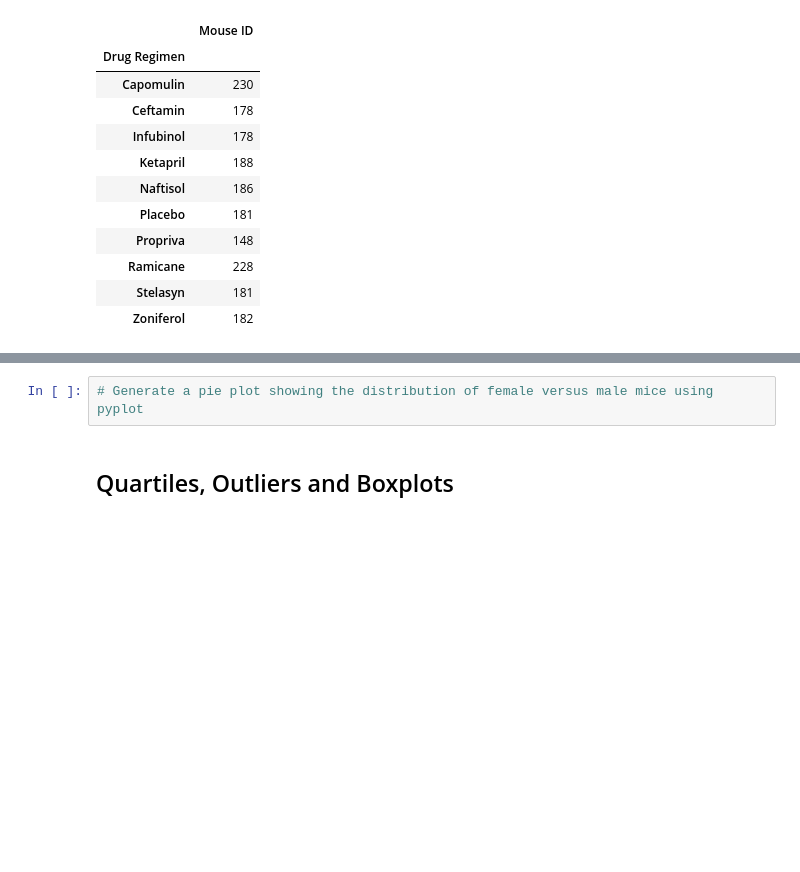
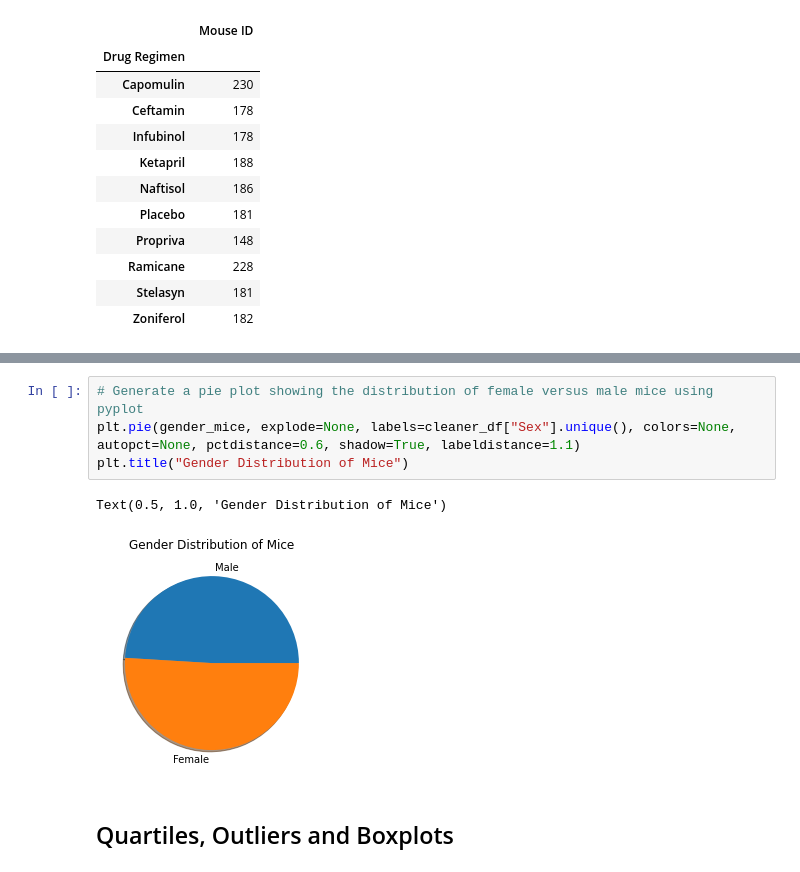
Before and after one commit to JMazick/matplotlib-challenge, a Jupyter notebook: Pymaceuticals/pymaceuticals_starter.ipynb, the cells around one changed output, grey strips where cells are left out. Cells and saved outputs as stored; diff of their text form; blank space fills up the shorter version.

```diff
--- a/Pymaceuticals/pymaceuticals_starter.ipynb
+++ b/Pymaceuticals/pymaceuticals_starter.ipynb
@@ -232,5 +228,10 @@ matplotlib.pyplot.bar
 # %%
 # Generate a pie plot showing the distribution of female versus male mice using pyplot
+plt.pie(gender_mice, explode=None, labels=cleaner_df["Sex"].unique(), colors=None, autopct=None, pctdistance=0.6, shadow=True, labeldistance=1.1)
+plt.title("Gender Distribution of Mice")
+# %% [output]
+Text(0.5, 1.0, 'Gender Distribution of Mice')
+[figure, added]
 # %% [markdown]
 ## Quartiles, Outliers and Boxplots
 # %%
```
Also changed, not shown: parts of 4 cells of this notebook.
